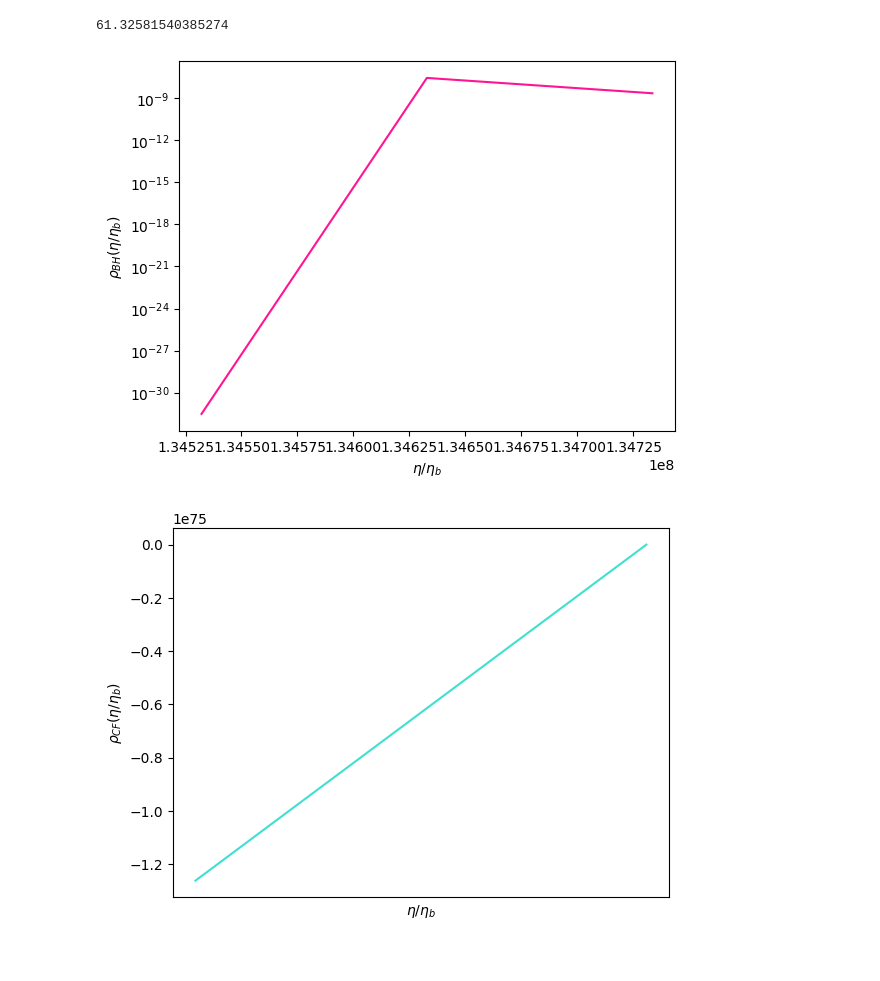
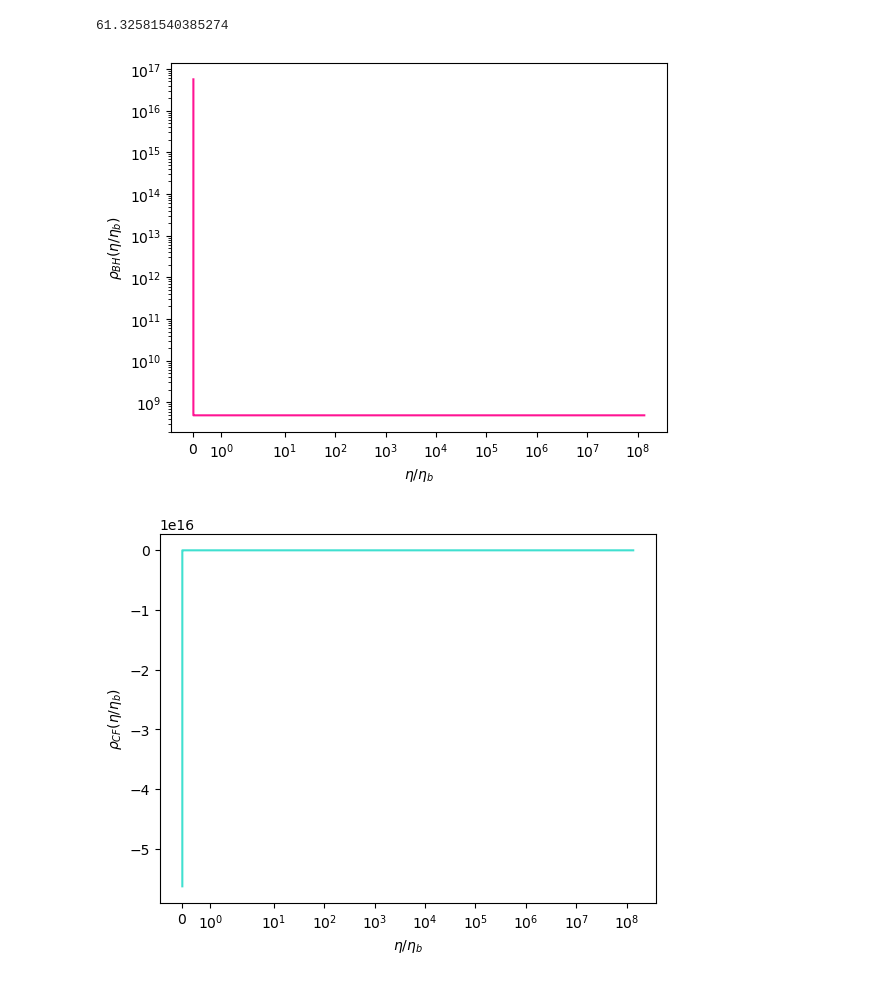
Before and after one commit to iarapintos/back-reaction, a Jupyter notebook: back_reaction.ipynb, the cells around one changed output. Drawn from its saved outputs; the diff is of its cells as text; code cells hidden in the pictures.

```diff
--- a/back_reaction.ipynb
+++ b/back_reaction.ipynb
@@ -46,9 +46,8 @@ from fractions import Fraction
 num_eta = 100000
 
 eta_pos = np.logspace(-20, np.log10(eta_0), num_eta)
-eta_neg = -eta_pos[::-1]
-eta_int_previo = np.concatenate((eta_neg,[0], eta_pos))
-eta_int = eta_int_previo[::-1]
+#eta_neg = -eta_pos[::-1]
+eta_int = np.concatenate(([0], eta_pos))
 x_int = eta_int/eta_b
 # %%
 
@@ -69,13 +65,15 @@ cte3 = c**2/(8*pi*G*a_b**2 * eta_b**2)
 # %%
 ctes1 = 1
 ctes2 = 1
-ctes3 = 1
+cte3 = 1
 # %%
 #defino varicion de la densidad de energia unicamente debido a la interaccion entre los fluidos
 rho_bh = np.zeros_like(eta_int)
 delta_rho = np.zeros_like(eta_int)
 f_escala =  np.zeros_like(eta_int)
 da = np.zeros_like(eta_int)
+f_escala[0] =  a_b
+
 dda = np.zeros_like(eta_int)
 rho_cf = np.zeros_like(eta_int)
 
@@ -88,9 +86,9 @@ hlog = (M_max/M_min)**(1/(Nm-1))
 
 i = 0
 
-f_escala[0] =  1
-rho_cf[0] = 1.412314538148583
-rho_bh[0] = 2.167273100258656e-09
+f_escala[0] =  a_b
+rho_cf[0] = -5.63e16
+rho_bh[0] = 5.63e16
 
 
 for i in range(len(x_int)-1):
@@ -109,7 +107,7 @@ for i in range(len(x_int)-1):
 
     delta_x = abs(x_int[i+1]-x_int[i])
 
-    da[i] = f_escala[i]**2*ctes1*(rho_bh[i]+rho_cf[i])**(1/2)
+    da[i] = f_escala[i]**2*ctes1*(abs(rho_bh[i]+rho_cf[i]))**(1/2)
 
     dda[i] = ctes2*(rho_bh[i]+rho_cf[i]-3*P_cf)*f_escala[i]**3
 
@@ -127,16 +128,16 @@ range(0, 200000)
 # %%
-f_escala[0] =  1
-rho_cf[0] = 1.412314538148583
-rho_bh[0] = 2.167273100258656e-09
+f_escala[0] =  a_b
+rho_cf[0] = -5.63e16
+rho_bh[0] = 5.63e16
 
-P_cf = cte3*((x_int[0]**2-2)/(1+x_int[0]**2)**3)
+P_cf = cte3*((x_int[1]**2-2)/(1+x_int[1]**2)**3)
 
-da = f_escala[0]**2*ctes1*(rho_bh[0]+rho_cf[0])**(1/2)
+da = f_escala[1]**2*ctes1*(abs(rho_bh[1]+rho_cf[1]))**(1/2)
 
-dda = ctes2*(rho_bh[0]+rho_cf[0]+3*P_cf)*f_escala[0]**3 + da**2/f_escala[0]**2
+dda = ctes2*(rho_bh[1]+rho_cf[1]-3*P_cf)*f_escala[1]**3
 
-delta_x = abs(x_int[1]-x_int[0])
-f_escala_1 = f_escala[0] + da*delta_x + (1/2)*dda*(delta_x)**2
+delta_x = abs(x_int[2]-x_int[1])
+f_escala_1 = f_escala[1] + da*delta_x + (1/2)*dda*(delta_x)**2
 
 print(da, dda, delta_x, f_escala_1)
 # %% [output]
@@ -158,25 +159,25 @@ P_cf
 plt.plot(x_int, rho_bh, color='deeppink')
 
 plt.xlabel(r'$\eta/\eta_b$')
-#plt.xscale('symlog')
+plt.xscale('symlog')
 plt.ylabel(r'$\rho_{BH}(\eta/\eta_b)$')
 plt.yscale('log')
 
 plt.show()
 # %% [output]
-[figure, old version]
+[figure, new version]
 # %%
 # plot results
 plt.plot(x_int, rho_cf, color='turquoise')
 
 plt.xlabel(r'$\eta/\eta_b$')
-#plt.xscale('symlog')
+plt.xscale('symlog')
 plt.ylabel(r'$\rho_{CF}(\eta/\eta_b)$')
 #plt.yscale('log')
 
 plt.show()
 # %% [output]
-[figure, old version]
+[figure, new version]
 # %%
 # plot results
 plt.plot(x_int, f_escala, color='darkorange')
```
Also changed, not shown: parts of 4 cells of this notebook.
